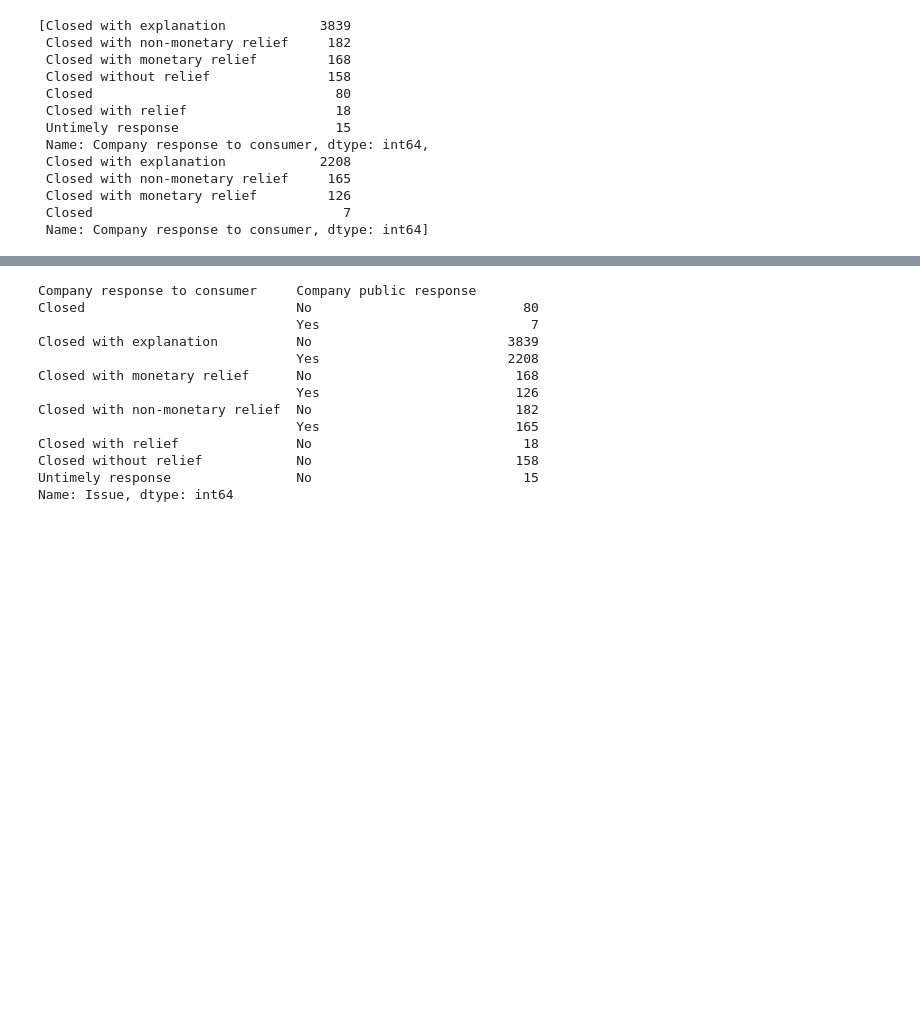
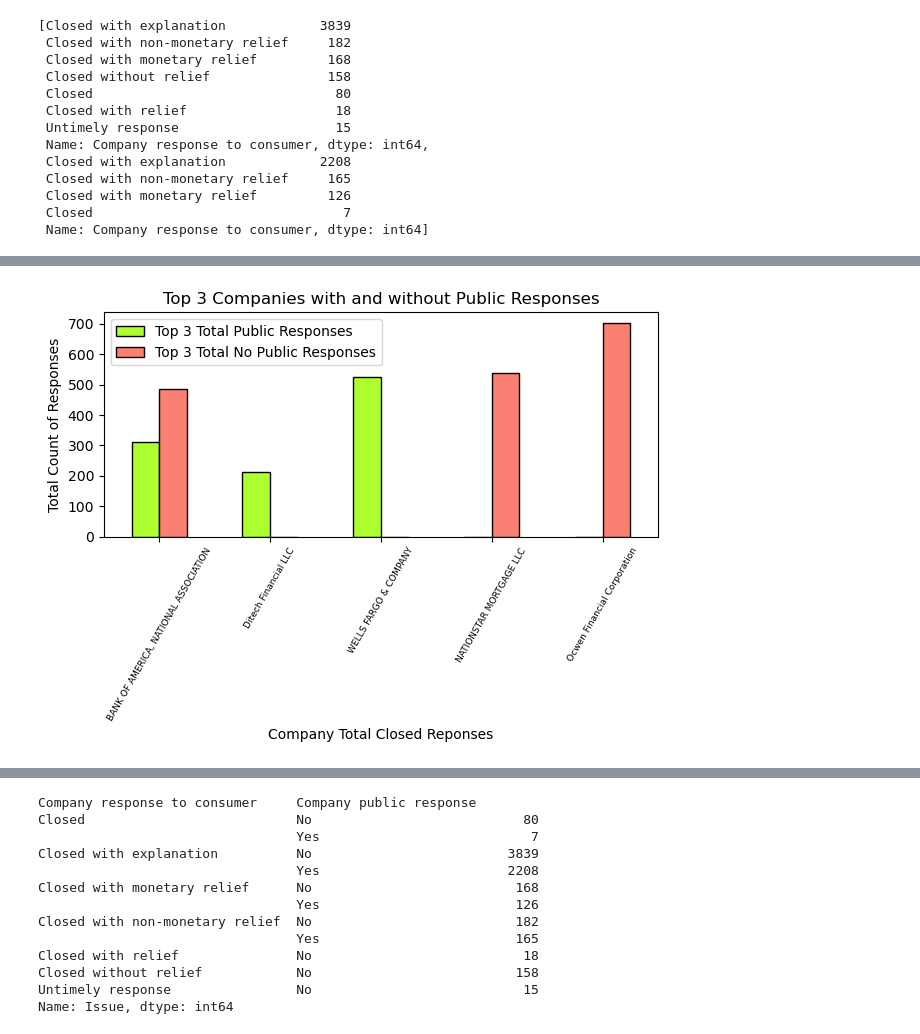
Before and after one commit to carlosvalenciano/Customer-Complaints, a Jupyter notebook: customer-complaints_jodee.ipynb, the cells around one changed output, grey strips where cells are left out. Saved outputs shown, nothing was run; the diff lists cells and outputs as text; code cells hidden in the pictures; blank space fills up the shorter version.

```diff
--- a/customer-complaints_jodee.ipynb
+++ b/customer-complaints_jodee.ipynb
@@ -123,0 +268,4 @@ No_response_df = complaints_metadata.loc[complaints_metadata['Company public res
+# %%
+# setting new dataframe to descending order
+no_grouped_total_df = pd.DataFrame(no_grouped_total)
+no_grouped_total_df.sort_values(by=['Total Closed Responses'], ascending=False)
@@ -123,0 +287,5 @@ No_response_df = complaints_metadata.loc[complaints_metadata['Company public res
+# %%
+#Found Total Non Public responses for top 3 Companies
+no_final_grouped_df = no_grouped_total_df.loc[no_grouped_total_df['Total Closed Responses']>400]
+no_final_grouped_df = pd.DataFrame(no_final_grouped_df)
+no_final_grouped_df
@@ -123,0 +298,4 @@ No_response_df = complaints_metadata.loc[complaints_metadata['Company public res
+# %%
+#BIG help from Jodee for the Merge of the two df so we can make a graph comparing the public from non
+company_merge_df = pd.merge(yes_final_grouped_df, no_final_grouped_df, how='outer', on = 'Company')
+display(company_merge_df)
@@ -123,0 +310,4 @@ No_response_df = complaints_metadata.loc[complaints_metadata['Company public res
+# %%
+#Renaming of Columns
+Bar_df = company_merge_df.rename(columns={"Total Closed Responses_x": "Top 3 Total Public Responses", "Total Closed Responses_y": "Top 3 Total No Public Responses"})
+display(Bar_df)
@@ -123,0 +322,11 @@ No_response_df = complaints_metadata.loc[complaints_metadata['Company public res
+# %%
+#Plotting Top 3 Public and NonPublic response Companies
+Bar_df.plot(kind="bar",  color=["greenyellow", "salmon"], edgecolor='black')
+plt.xticks(rotation=60, fontsize=6.5,horizontalalignment="center")
+plt.title("Top 3 Companies with and without Public Responses")
+plt.xlabel("Company Total Closed Reponses")
+plt.ylabel("Total Count of Responses")
+plt.tight_layout()
+plt.savefig('total_Company_Reponse_Data.png')
+# %% [output]
+[figure, added]
```
Also changed, not shown: parts of 40 cells of this notebook, 2 other files.
